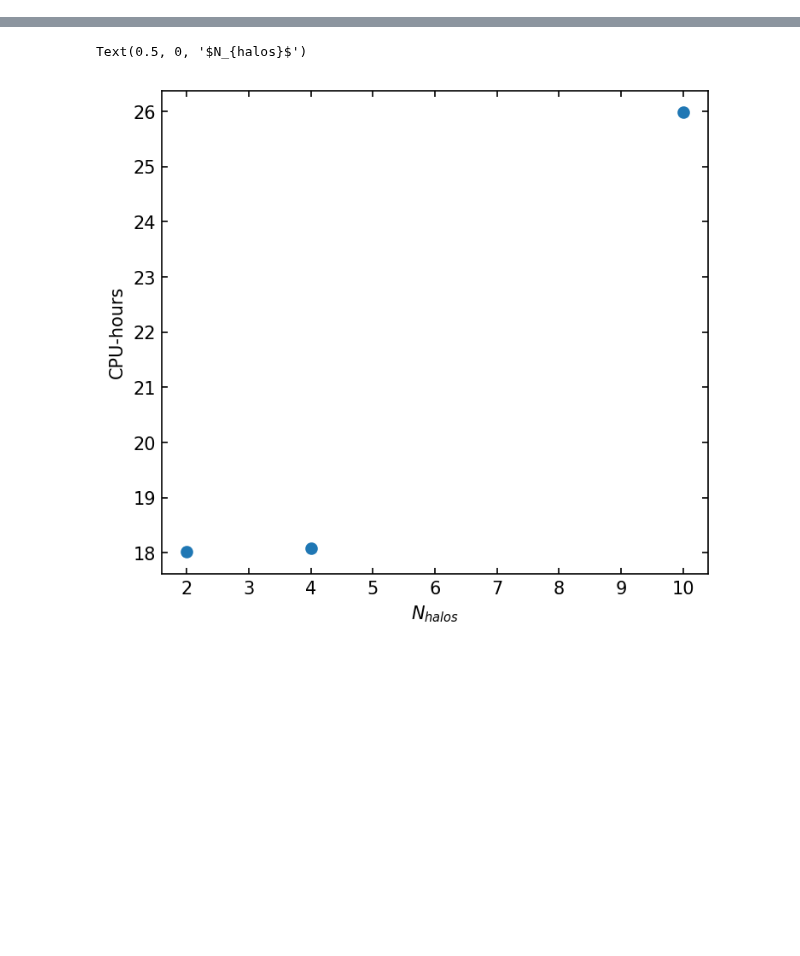
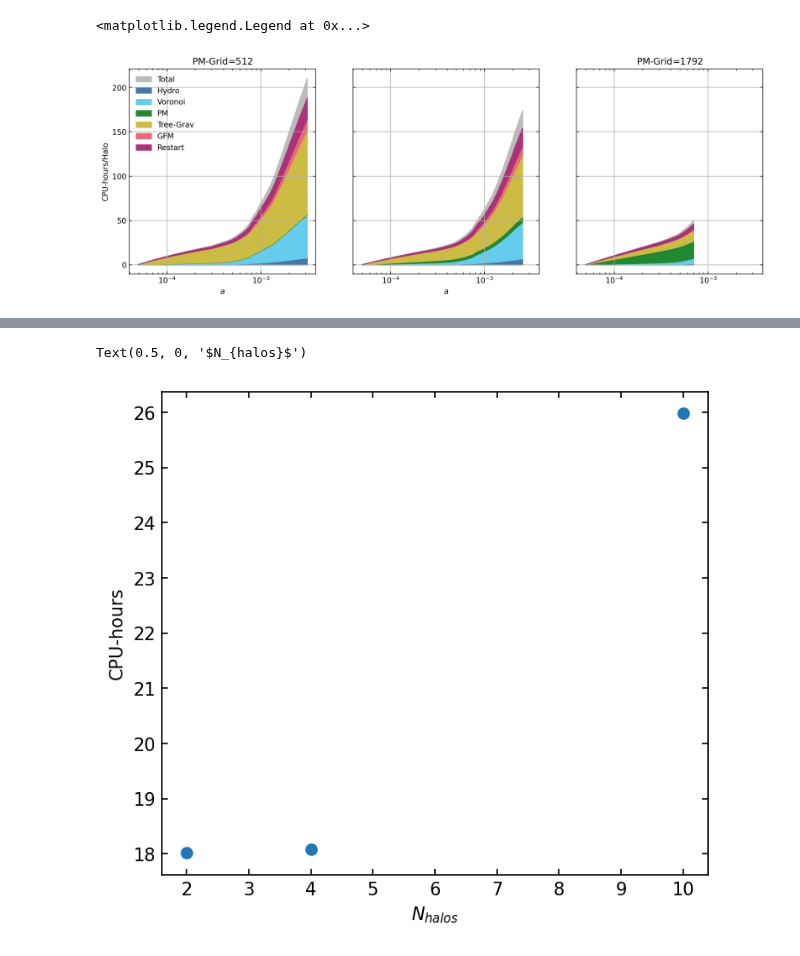
Before and after one commit to fgmaion/MTNG-resims, a Jupyter notebook: Notebooks/scaling_halos_June_13.ipynb, the cells around one changed output, grey strips where cells are left out. Saved outputs shown, nothing was run; the diff lists cells and outputs as text; code cells hidden in the pictures; blank space fills up the shorter version.

Commit message:
Scaling of the simulations with different values of pm-grid

```diff
--- a/Notebooks/scaling_halos_June_13.ipynb
+++ b/Notebooks/scaling_halos_June_13.ipynb
@@ -95,0 +93,13 @@ ax.legend(loc='upper left')
+# %%
+base = "/cosmos_storage/data_sharing/MN5_resims/PM_1792/halos_10/"
+
+expfactor_pm1792 = read_csv(base+'expfactor.csv') / 3600 * 112 / 10
+total_cpu_pm1792 = read_csv(base+'total_cpu.csv') / 3600 * 112 / 10
+tree_cpu_pm1792 = read_csv(base+'tree_cpu.csv') / 3600 * 112 / 10
+tree_walk_cpu_pm1792 = read_csv(base+'tree_walk_cpu.csv') / 3600 * 112 / 10
+tree_bal_cpu_pm1792 = read_csv(base+'tree_bal_cpu.csv') / 3600 * 112 / 10
+pm_cpu_pm1792 = read_csv(base+'pm_cpu.csv') / 3600 * 112 / 10
+voronoi_cpu_pm1792 = read_csv(base+'voronoi_cpu.csv') / 3600 * 112 / 10
+hydro_cpu_pm1792 = read_csv(base+'hydro_cpu.csv') / 3600 * 112 / 10
+gfm_cpu_pm1792 = read_csv(base+'gfm_cpu.csv') / 3600 * 112 / 10
+restart_cpu_pm1792 = read_csv(base+'restart_cpu.csv') / 3600 * 112 / 10
@@ -95,0 +118,63 @@ ax.legend(loc='upper left')
+# %%
+fig, ax = plt.subplots(1, 3, dpi=200, figsize=(15, 5), sharey=True, sharex=True)
+
+ax[0].set_xscale('log')
+ax[1].set_xscale('log')
+
+#ax.set_yscale('log')
+
+colors=[ '#4477AA', '#66CCEE', '#228833', '#CCBB44', '#EE6677', '#AA3377', '#BBBBBB']
+
+ax[0].grid()
+ax[0].fill_between(expfactor, np.zeros_like(total_cpu), total_cpu, color=colors[6], label='Total')
+ax[0].fill_between(expfactor[:-1], np.zeros_like(hydro_cpu), hydro_cpu, label='Hydro', color=colors[0])
+ax[0].fill_between(expfactor[:-1], hydro_cpu, hydro_cpu+voronoi_cpu, label='Voronoi', color=colors[1])
+ax[0].fill_between(expfactor[:-1], hydro_cpu+voronoi_cpu, hydro_cpu+voronoi_cpu + pm_cpu, label='PM', color=colors[2])
+ax[0].fill_between(expfactor[:-1], hydro_cpu+voronoi_cpu+pm_cpu, \
+                                hydro_cpu+voronoi_cpu+pm_cpu+tree_cpu[:-1], label='Tree-Grav', color=colors[3])
+ax[0].fill_between(expfactor[:-1], hydro_cpu+voronoi_cpu+pm_cpu+tree_cpu[:-1], \
+                                hydro_cpu+voronoi_cpu+pm_cpu+tree_cpu[:-1]+gfm_cpu, label='GFM', color=colors[4])
+ax[0].fill_between(expfactor[:-2], (hydro_cpu+voronoi_cpu+pm_cpu)[:-1]+tree_cpu[:-2]+gfm_cpu[:-1], \
+                                (hydro_cpu+voronoi_cpu+pm_cpu)[:-1]+tree_cpu[:-2]+gfm_cpu[:-1]+restart_cpu, label='Restart', color=colors[5])
+
+ax[0].set_title('PM-Grid=$512$')
+
+ax[1].grid()
+ax[1].fill_between(expfactor_pm1024, np.zeros_like(total_cpu_pm1024), total_cpu_pm1024, color=colors[6], label='Total')
+ax[1].fill_between(expfactor_pm1024, np.zeros_like(hydro_cpu_pm1024), hydro_cpu_pm1024, label='Hydro', color=colors[0])
+ax[1].fill_between(expfactor_pm1024, hydro_cpu_pm1024, hydro_cpu_pm1024+voronoi_cpu_pm1024, label='Voronoi', color=colors[1])
+ax[1].fill_between(expfactor_pm1024, hydro_cpu_pm1024+voronoi_cpu_pm1024, hydro_cpu_pm1024+voronoi_cpu_pm1024+pm_cpu_pm1024, label='PM', color=colors[2])
+ax[1].fill_between(expfactor_pm1024, hydro_cpu_pm1024+voronoi_cpu_pm1024+pm_cpu_pm1024, \
+                                   hydro_cpu_pm1024+voronoi_cpu_pm1024+pm_cpu_pm1024+tree_cpu_pm1024, label='Tree-Grav', color=colors[3])
+ax[1].fill_between(expfactor_pm1024[:-1], (hydro_cpu_pm1024+voronoi_cpu_pm1024+pm_cpu_pm1024+tree_cpu_pm1024)[:-1], \
+                                   (hydro_cpu_pm1024+voronoi_cpu_pm1024+pm_cpu_pm1024+tree_cpu_pm1024)[:-1]+gfm_cpu_pm1024, label='GFM', color=colors[4])
+
+ax[1].fill_between(expfactor_pm1024[:-1], (hydro_cpu_pm1024+voronoi_cpu_pm1024+pm_cpu_pm1024+tree_cpu_pm1024)[:-1]+gfm_cpu_pm1024, \
+                                   (hydro_cpu_pm1024+voronoi_cpu_pm1024+pm_cpu_pm1024+tree_cpu_pm1024)[:-1]+gfm_cpu_pm1024+restart_cpu_pm1024, label='Restart', color=colors[5])
+
+ax[2].set_title('PM-Grid=$1024$')
+
+ax[2].grid()
+ax[2].fill_between(expfactor_pm1792, np.zeros_like(total_cpu_pm1792), total_cpu_pm1792, color=colors[6], label='Total')
+ax[2].fill_between(expfactor_pm1792, np.zeros_like(hydro_cpu_pm1792), hydro_cpu_pm1792, label='Hydro', color=colors[0])
+ax[2].fill_between(expfactor_pm1792, hydro_cpu_pm1792, hydro_cpu_pm1792+voronoi_cpu_pm1792, label='Voronoi', color=colors[1])
+ax[2].fill_between(expfactor_pm1792, hydro_cpu_pm1792+voronoi_cpu_pm1792, hydro_cpu_pm1792+voronoi_cpu_pm1792+pm_cpu_pm1792, label='PM', color=colors[2])
+ax[2].fill_between(expfactor_pm1792, hydro_cpu_pm1792+voronoi_cpu_pm1792+pm_cpu_pm1792, \
+                                   hydro_cpu_pm1792+voronoi_cpu_pm1792+pm_cpu_pm1792+tree_cpu_pm1792, label='Tree-Grav', color=colors[3])
+ax[2].fill_between(expfactor_pm1792, (hydro_cpu_pm1792+voronoi_cpu_pm1792+pm_cpu_pm1792+tree_cpu_pm1792), \
+                                   (hydro_cpu_pm1792+voronoi_cpu_pm1792+pm_cpu_pm1792+tree_cpu_pm1792)+gfm_cpu_pm1792, label='GFM', color=colors[4])
+
+ax[2].fill_between(expfactor_pm1792[:-1], (hydro_cpu_pm1792+voronoi_cpu_pm1792+pm_cpu_pm1792+tree_cpu_pm1792+gfm_cpu_pm1792)[:-1], \
+                                   (hydro_cpu_pm1792+voronoi_cpu_pm1792+pm_cpu_pm1792+tree_cpu_pm1792+gfm_cpu_pm1792)[:-1]+restart_cpu_pm1792, label='Restart', color=colors[5])
+
+ax[2].set_title('PM-Grid=$1792$')
+
+ax[0].set_xlabel('$a$')
+ax[0].set_ylabel('CPU-hours/Halo')
+
+ax[1].set_xlabel('$a$')
+
+ax[0].legend(loc='upper left')
+# %% [output]
+<matplotlib.legend.Legend at 0x...>
+[figure, added]
```
Also changed, not shown: parts of 6 cells of this notebook.
